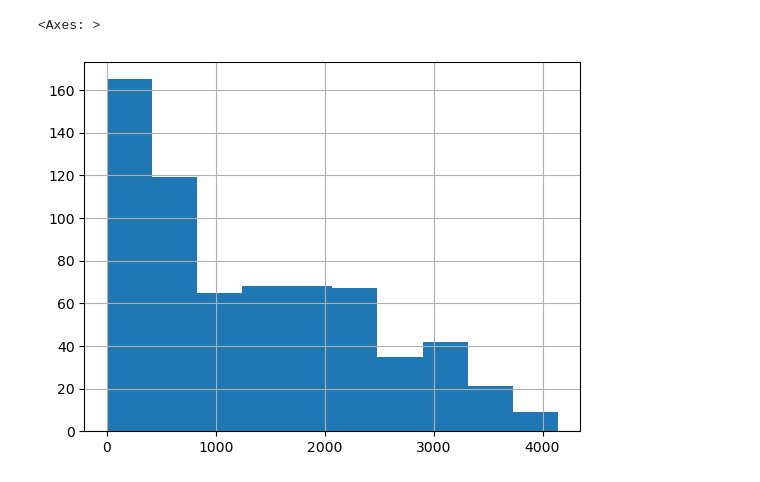
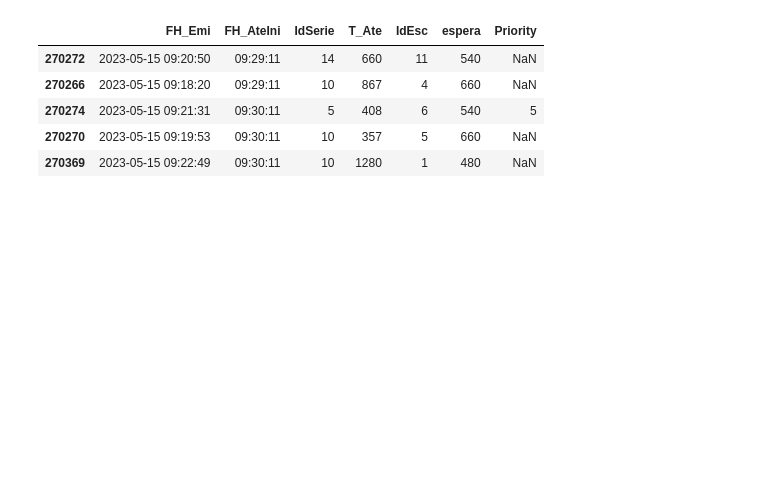
Before and after one commit to alejandroacevedo2305/Flux_v0, a Jupyter notebook: demo_notebooks/demo_simulador.ipynb, the cells around one changed output. Saved outputs shown, nothing was run; the diff lists cells and outputs as text; code cells hidden in the pictures; blank space fills up the shorter version.

```diff
--- a/demo_notebooks/demo_simulador.ipynb
+++ b/demo_notebooks/demo_simulador.ipynb
@@ -57,10 +39,10 @@ registros_atenciones.to_csv("data/simulacion_mock.csv")
-# %%
-
-
-#########################
-#---Ver tiempos de espera simulados---
-#########################
-registros_atenciones.espera.hist()
-# %% [output]
-<Axes: >
-[figure, removed]
+# %%
+registros_atenciones.head(5)
+registros_atenciones.tail(5)
+# %% [output]
+|  | FH_Emi | FH_AteIni | IdSerie | T_Ate | IdEsc | espera | Priority |
+| 270272 | 2023-05-15 09:20:50 | 09:29:11 | 14 | 660 | 11 | 540 | NaN |
+| 270266 | 2023-05-15 09:18:20 | 09:29:11 | 10 | 867 | 4 | 660 | NaN |
+| 270274 | 2023-05-15 09:21:31 | 09:30:11 | 5 | 408 | 6 | 540 | 5 |
+| 270270 | 2023-05-15 09:19:53 | 09:30:11 | 10 | 357 | 5 | 660 | NaN |
+| 270369 | 2023-05-15 09:22:49 | 09:30:11 | 10 | 1280 | 1 | 480 | NaN |
```
Also changed, not shown: parts of 10 cells of this notebook, 4 other files.
